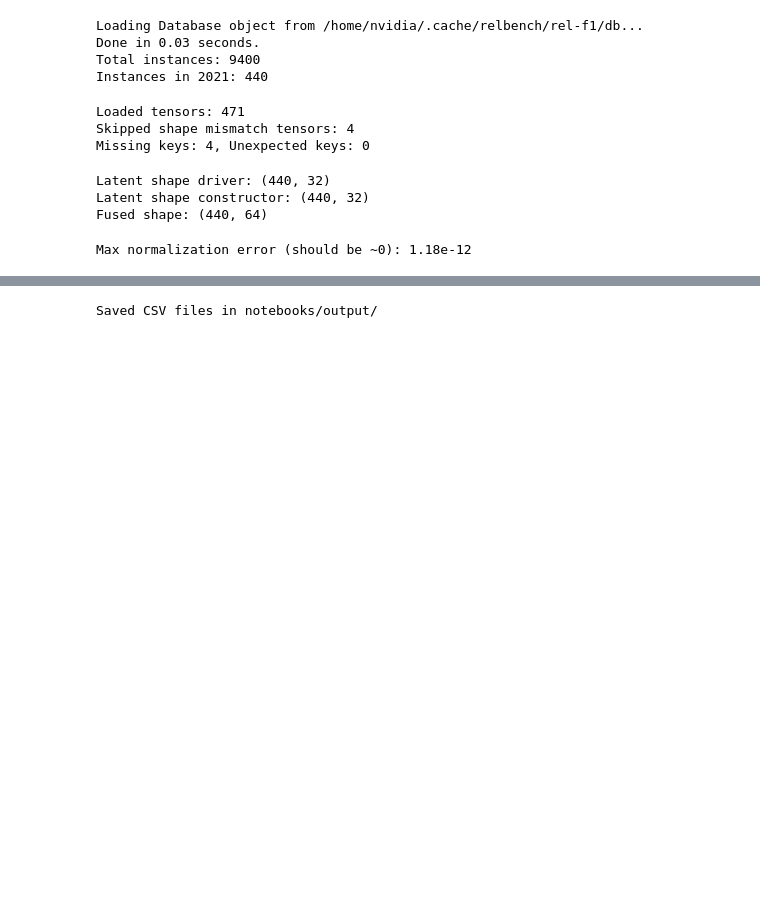
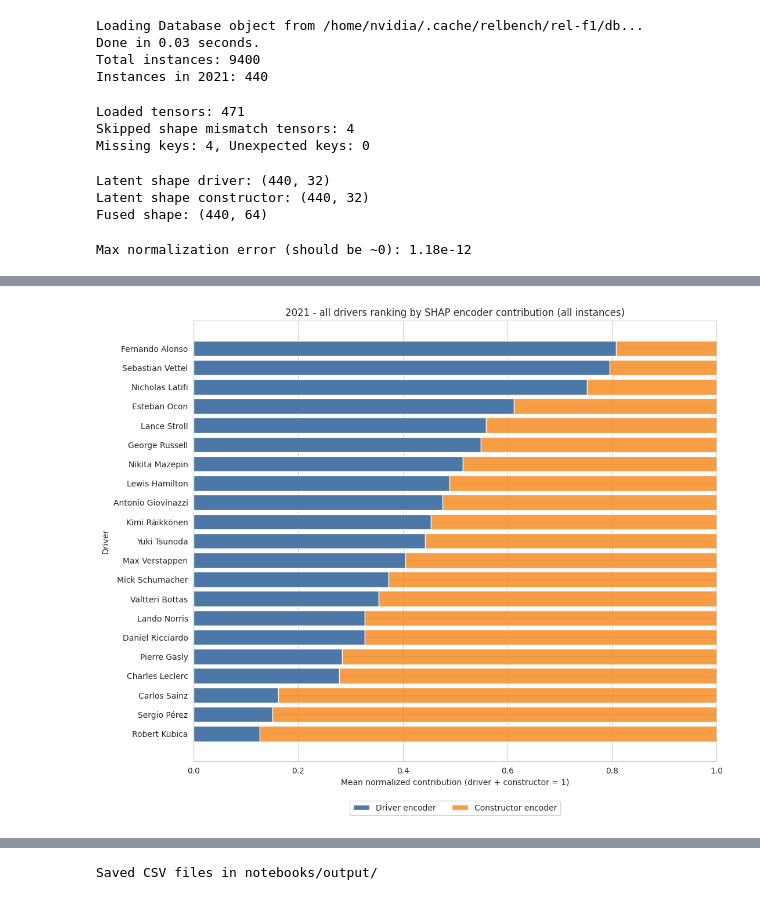
Before and after one commit to AntonioNvs/ortogonal-representation, a Jupyter notebook: notebooks/shap_encoder_importance_2021.ipynb, the cells around one changed output, grey strips where cells are left out. Cells and saved outputs as stored; diff of their text form; code cells hidden in the pictures; blank space fills up the shorter version.

```diff
--- a/notebooks/shap_encoder_importance_2021.ipynb
+++ b/notebooks/shap_encoder_importance_2021.ipynb
@@ -300,3 +300,14 @@ Top positive-only drivers by DRIVER encoder importance:
 | 1 | 829 | Max Verstappen | 18 | 0.459262 | 0.406809 | ... |
 | 2 | 821 | Valtteri Bottas | 11 | 0.487717 | 0.356249 | ... |
 | 3 | 814 | Sergio Pérez | 5 | 0.325442 | 0.140510 | ... |
+# %%
+# ---------------------------------------------------------------------------
+# Ranking: all drivers in 2021 (all instances, SHAP normalized importance)
+# ---------------------------------------------------------------------------
+rank_driver_all = per_driver.sort_values(
+    ["mean_driver_importance", "races"], ascending=[False, False]
+).reset_index(drop=True)
+
+print(f"All-driver ranking rows (2021): {len(rank_driver_all)}")
+print("Ranking by DRIVER encoder importance on all 2021 instances:")
+display(rank_driver_all)
@@ -303,3 +334,36 @@ Top positive-only drivers by DRIVER encoder importance:
+# %%
+# ---------------------------------------------------------------------------
+# Visualization: all drivers in 2021 (all instances)
+# ---------------------------------------------------------------------------
+plot_all_df = rank_driver_all.copy().iloc[::-1]
+y_all = np.arange(len(plot_all_df))
+
+plt.figure(figsize=(11, 9))
+plt.barh(
+    y_all,
+    plot_all_df["mean_driver_importance"],
+    label="Driver encoder",
+    color="#4C78A8",
+)
+plt.barh(
+    y_all,
+    plot_all_df["mean_constructor_importance"],
+    left=plot_all_df["mean_driver_importance"],
+    label="Constructor encoder",
+    alpha=0.8,
+    color="#F58518",
+)
+
+plt.title(f"{YEAR} - all drivers ranking by SHAP encoder contribution (all instances)")
+plt.xlabel("Mean normalized contribution (driver + constructor = 1)")
+plt.ylabel("Driver")
+plt.yticks(y_all, plot_all_df["driver_name"])
+plt.xlim(0, 1)
+plt.legend(loc="upper center", bbox_to_anchor=(0.5, -0.08), ncol=2, frameon=True)
+plt.tight_layout()
+plt.show()
+# %% [output]
+[figure, added]
 # %%
 # ---------------------------------------------------------------------------
 # Visualization: positive-only ranking (top drivers) + 95% CI
```
Also changed, not shown: parts of 2 cells of this notebook, 8 other files.
